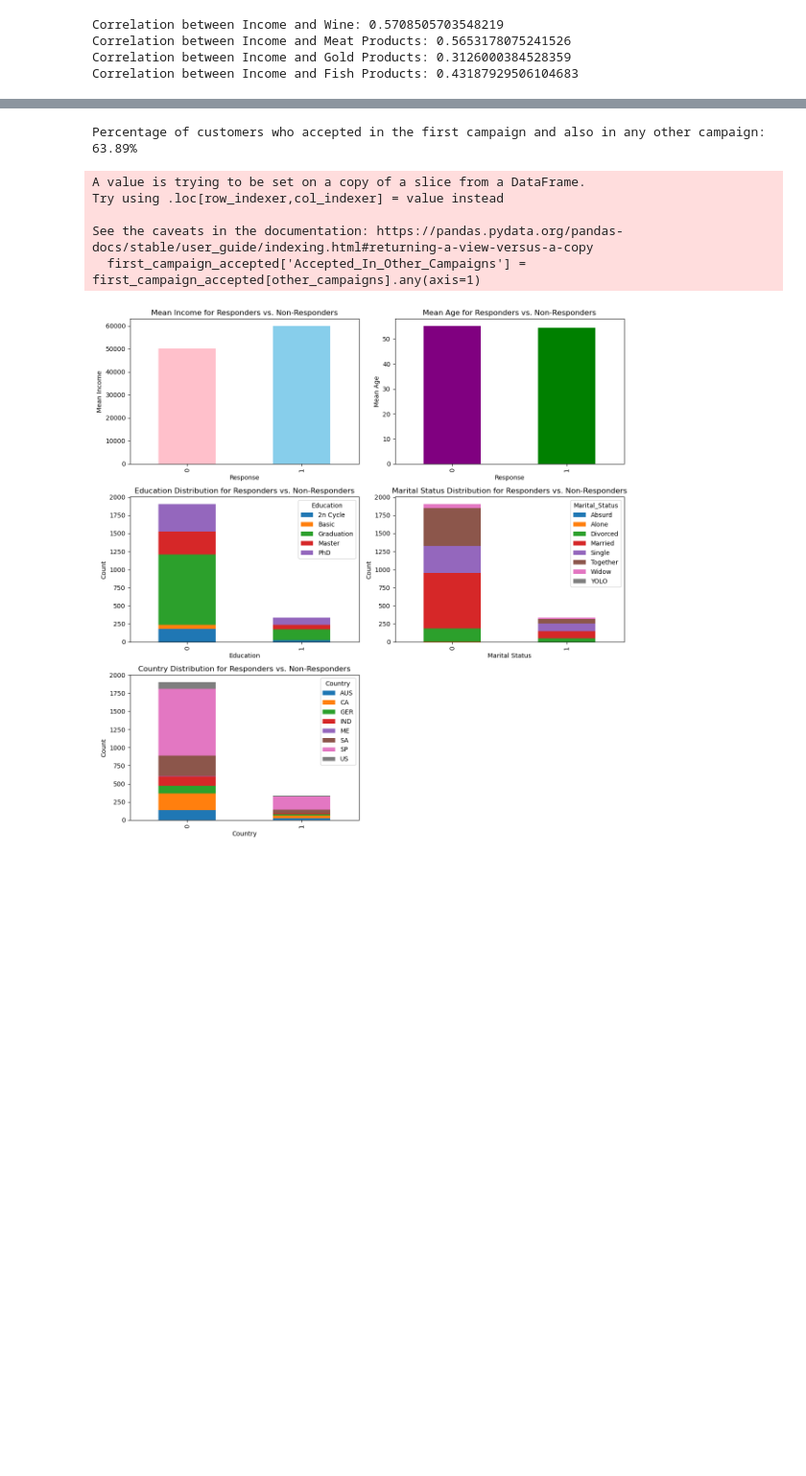
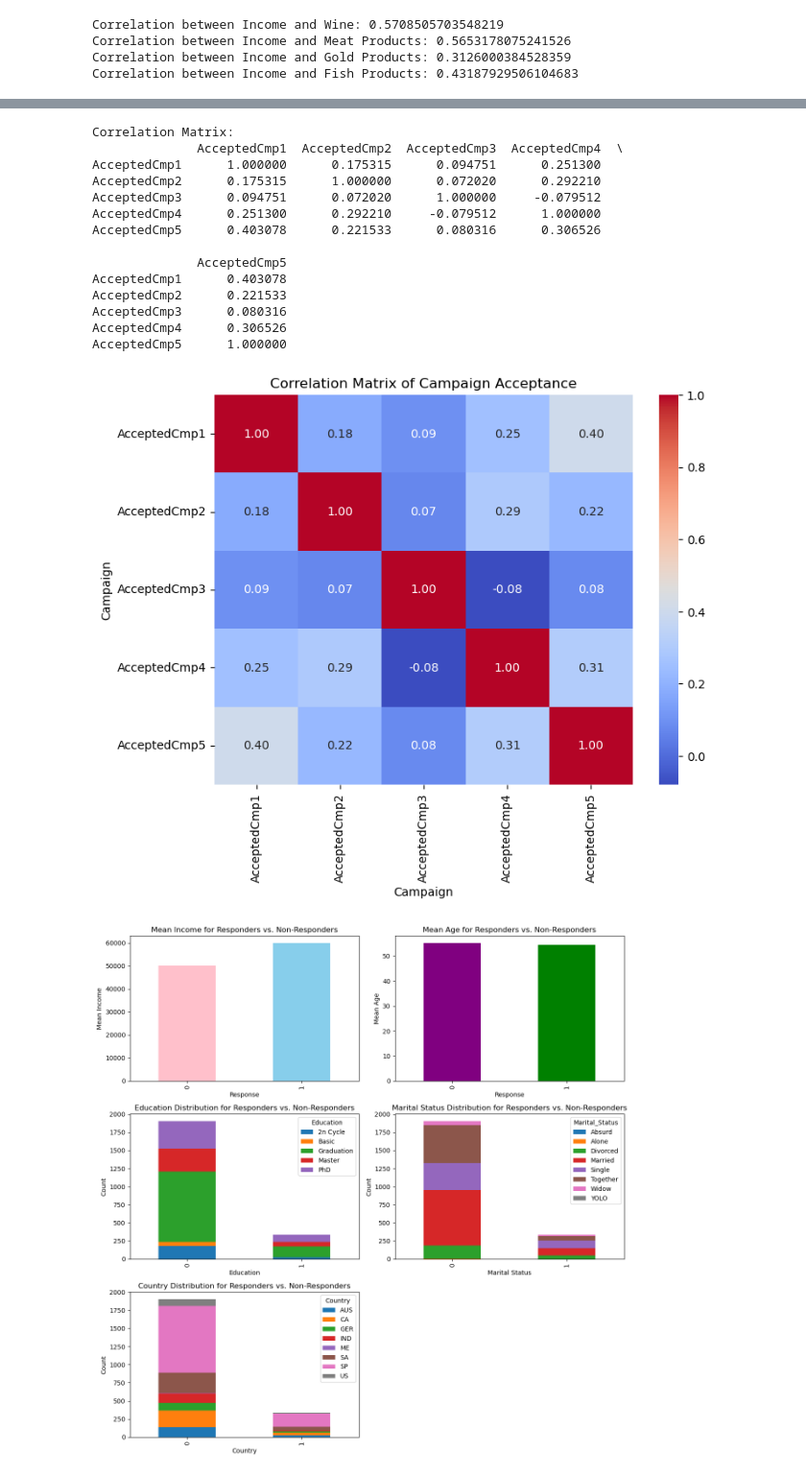
Before and after one commit to resmaswain/Retail-Sales, a Jupyter notebook: Retail_Sales_G2_Resma_Swain-checkpoint.ipynb, the cells around one changed output, grey strips where cells are left out. Shown at 96% size. Cells and saved outputs as stored; diff of their text form; code cells hidden in the pictures; blank space fills up the shorter version.

```diff
--- a/Retail_Sales_G2_Resma_Swain-checkpoint.ipynb
+++ b/Retail_Sales_G2_Resma_Swain-checkpoint.ipynb
@@ -593,26 +657,42 @@ Fail to reject the null hypothesis: There is no significant difference in compla
 # %%
 #9. Do people who accept the offer in the first campaign also accept in any other campaign?
-# %%
-
-
-first_campaign_accepted = merged_df[merged_df['AcceptedCmp1'] == 1]
-
-
-other_campaigns = ['AcceptedCmp2', 'AcceptedCmp3', 'AcceptedCmp4', 'AcceptedCmp5']
-first_campaign_accepted['Accepted_In_Other_Campaigns'] = first_campaign_accepted[other_campaigns].any(axis=1)
-
-
-percentage_accepted_in_other_campaigns = (first_campaign_accepted['Accepted_In_Other_Campaigns'].sum() / len(first_campaign_accepted)) * 100
-
-
-print(f"Percentage of customers who accepted in the first campaign and also in any other campaign: {percentage_accepted_in_other_campaigns:.2f}%")
-# %% [output]
-Percentage of customers who accepted in the first campaign and also in any other campaign: 63.89%
-A value is trying to be set on a copy of a slice from a DataFrame.
-Try using .loc[row_indexer,col_indexer] = value instead
-
-See the caveats in the documentation: https://pandas.pydata.org/pandas-docs/stable/user_guide/indexing.html#returning-a-view-versus-a-copy
-  first_campaign_accepted['Accepted_In_Other_Campaigns'] = first_campaign_accepted[other_campaigns].any(axis=1)
+# %%
+
+campaign_columns = ['AcceptedCmp1', 'AcceptedCmp2', 'AcceptedCmp3', 'AcceptedCmp4', 'AcceptedCmp5']
+
+
+correlation_matrix = merged_df[campaign_columns].corr()
+
+
+print("Correlation Matrix:")
+print(correlation_matrix)
+
+
+import seaborn as sns
+import matplotlib.pyplot as plt
+
+plt.figure(figsize=(8, 6))
+sns.heatmap(correlation_matrix, annot=True, cmap='coolwarm', fmt=".2f")
+plt.title('Correlation Matrix of Campaign Acceptance')
+plt.xlabel('Campaign')
+plt.ylabel('Campaign')
+plt.show()
+# %% [output]
+Correlation Matrix:
+              AcceptedCmp1  AcceptedCmp2  AcceptedCmp3  AcceptedCmp4  \
+AcceptedCmp1      1.000000      0.175315      0.094751      0.251300
+AcceptedCmp2      0.175315      1.000000      0.072020      0.292210
+AcceptedCmp3      0.094751      0.072020      1.000000     -0.079512
+AcceptedCmp4      0.251300      0.292210     -0.079512      1.000000
+AcceptedCmp5      0.403078      0.221533      0.080316      0.306526
+
+              AcceptedCmp5
+AcceptedCmp1      0.403078
+AcceptedCmp2      0.221533
+AcceptedCmp3      0.080316
+AcceptedCmp4      0.306526
+AcceptedCmp5      1.000000
+[figure, added]
 # %%
 #10. Profile of people who respond vs. who don’t
 # %%
```
Also changed, not shown: parts of 8 cells of this notebook.
